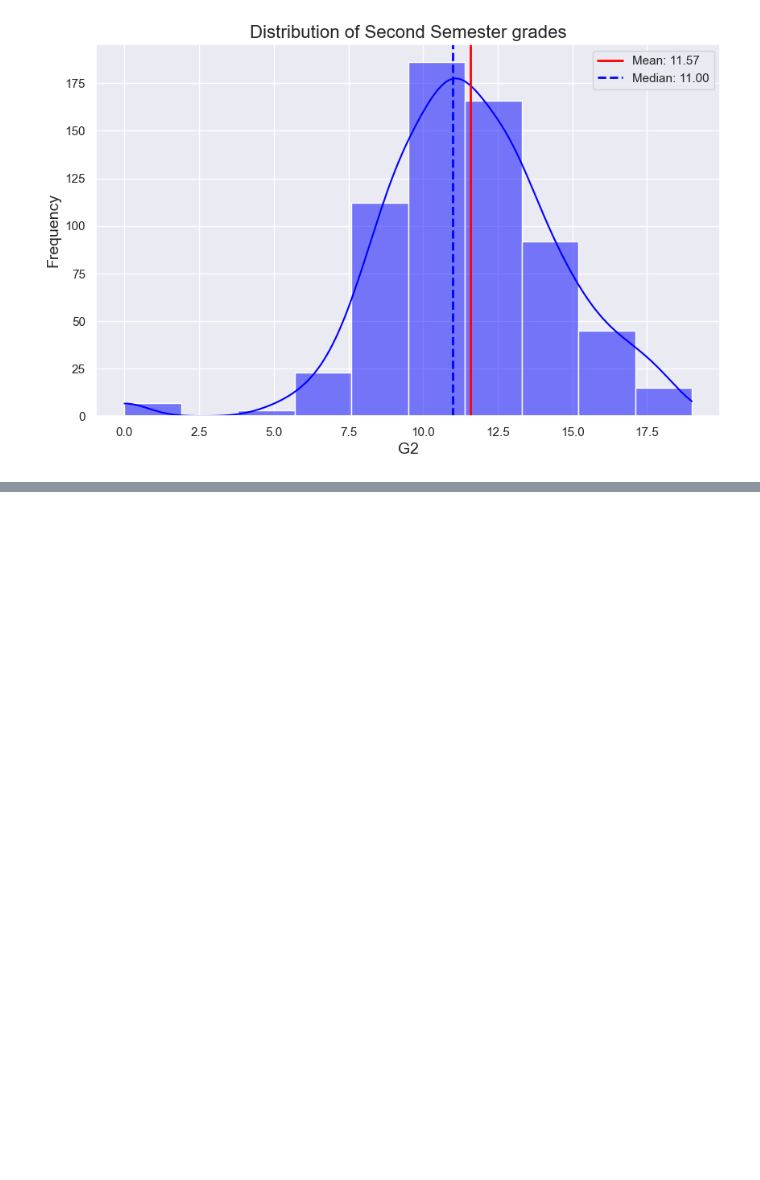
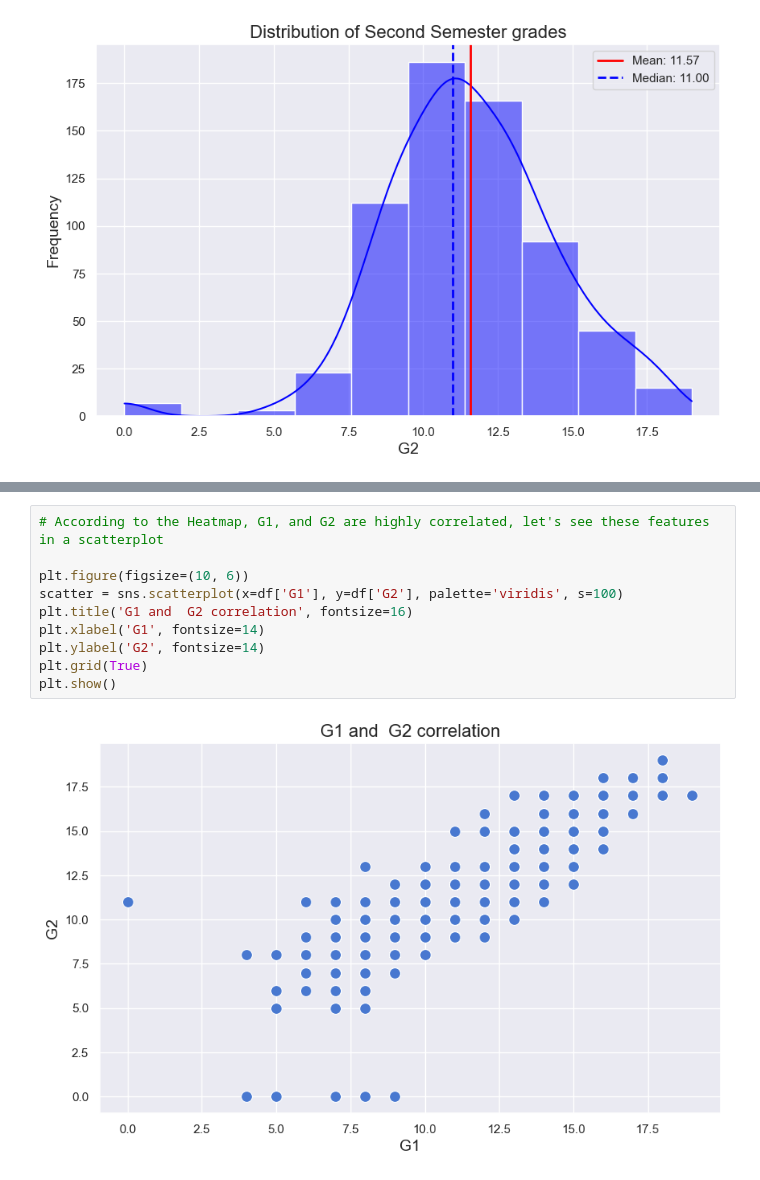
Before and after one commit to msotomayorpal/CA-3-Capstone-Strategic-Thinking, a Jupyter notebook: CA 2 strategic thinking Capstone Report.ipynb, the cells around one changed output, grey strips where cells are left out. Saved outputs shown, nothing was run; the diff lists cells and outputs as text; blank space fills up the shorter version.

```diff
--- a/CA 2 strategic thinking Capstone Report.ipynb
+++ b/CA 2 strategic thinking Capstone Report.ipynb
@@ -221,0 +233,12 @@ plt.show()
+# %%
+# According to the Heatmap, G1, and G2 are highly correlated, let's see these features  in a scatterplot
+
+plt.figure(figsize=(10, 6))
+scatter = sns.scatterplot(x=df['G1'], y=df['G2'], palette='viridis', s=100)
+plt.title('G1 and  G2 correlation', fontsize=16)
+plt.xlabel('G1', fontsize=14)
+plt.ylabel('G2', fontsize=14)
+plt.grid(True)
+plt.show()
+# %% [output]
+[figure, added]
```
Also changed, not shown: parts of 1 cell of this notebook, 1 other file.
